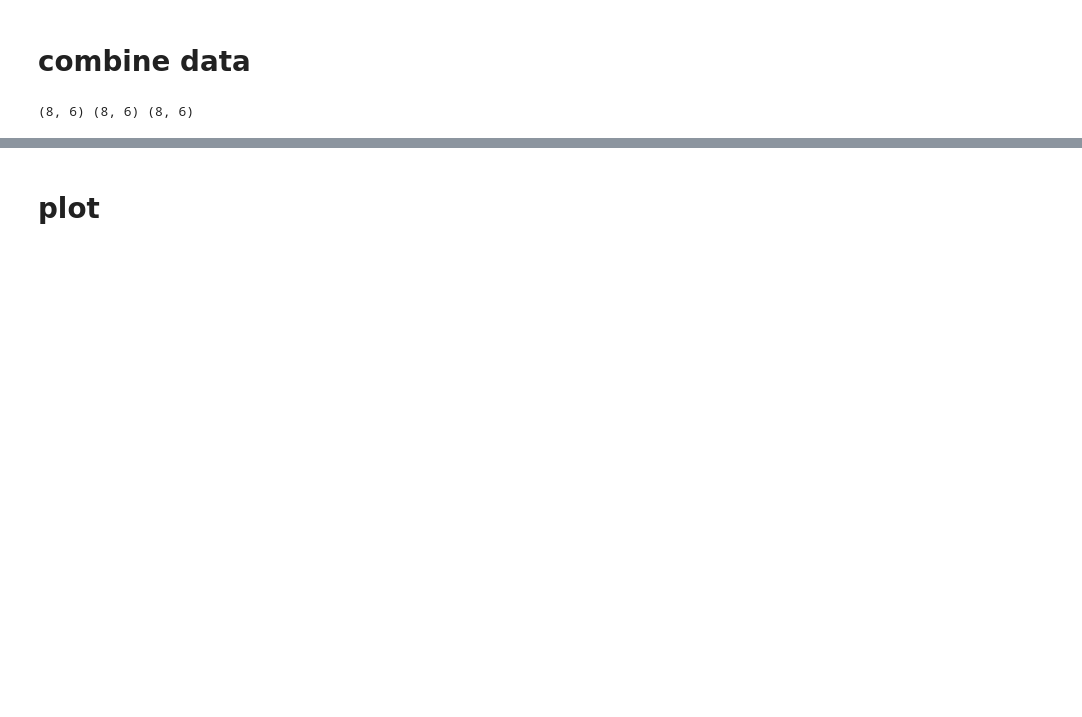
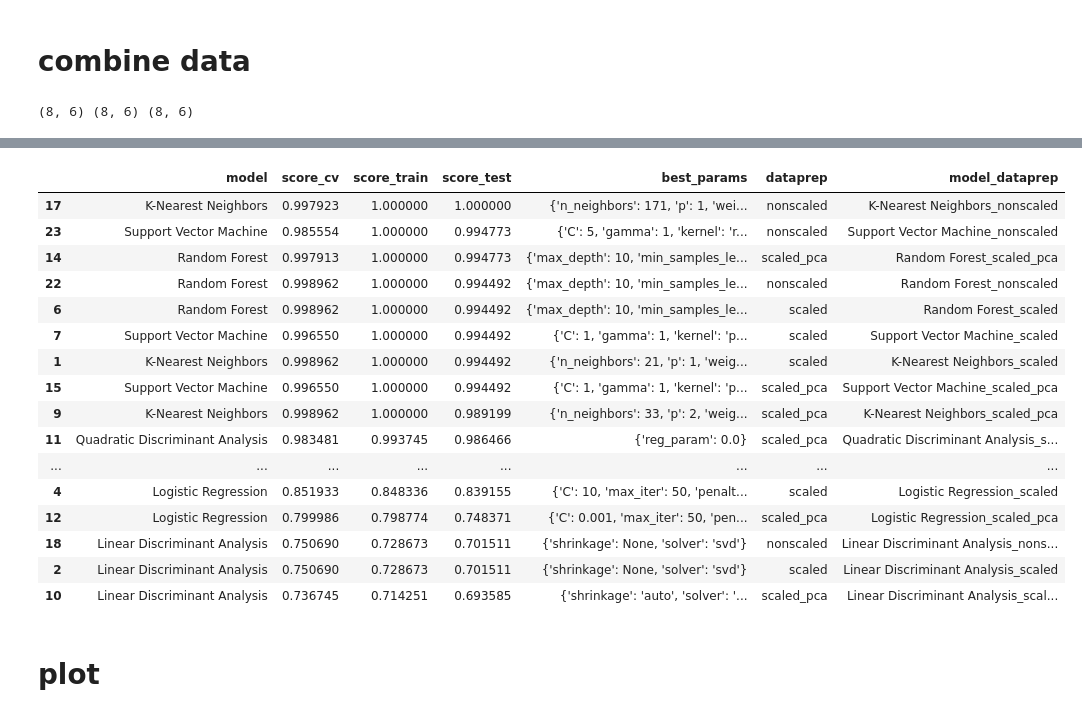
Before and after one commit to kulaphongj/milk_quality_prediction, a Jupyter notebook: 3_plot_results.ipynb, the cells around one changed output, grey strips where cells are left out. Drawn from its saved outputs; the diff is of its cells as text; code cells hidden in the pictures; blank space fills up the shorter version.

```diff
--- a/3_plot_results.ipynb
+++ b/3_plot_results.ipynb
@@ -35,3 +28,23 @@ df_res_all.head()
+# %%
+df_res_all.sort_values(by='score_test', ascending=False)
+# %% [output]
+|  | model | score_cv | score_train | score_test | best_params | dataprep | model_dataprep |
+| 17 | K-Nearest Neighbors | 0.997923 | 1.000000 | 1.000000 | {'n_neighbors': 171, 'p': 1, 'wei... | nonscaled | K-Nearest Neighbors_nonscaled |
+| 23 | Support Vector Machine | 0.985554 | 1.000000 | 0.994773 | {'C': 5, 'gamma': 1, 'kernel': 'r... | nonscaled | Support Vector Machine_nonscaled |
+| 14 | Random Forest | 0.997913 | 1.000000 | 0.994773 | {'max_depth': 10, 'min_samples_le... | scaled_pca | Random Forest_scaled_pca |
+| 22 | Random Forest | 0.998962 | 1.000000 | 0.994492 | {'max_depth': 10, 'min_samples_le... | nonscaled | Random Forest_nonscaled |
+| 6 | Random Forest | 0.998962 | 1.000000 | 0.994492 | {'max_depth': 10, 'min_samples_le... | scaled | Random Forest_scaled |
+| 7 | Support Vector Machine | 0.996550 | 1.000000 | 0.994492 | {'C': 1, 'gamma': 1, 'kernel': 'p... | scaled | Support Vector Machine_scaled |
+| 1 | K-Nearest Neighbors | 0.998962 | 1.000000 | 0.994492 | {'n_neighbors': 21, 'p': 1, 'weig... | scaled | K-Nearest Neighbors_scaled |
+| 15 | Support Vector Machine | 0.996550 | 1.000000 | 0.994492 | {'C': 1, 'gamma': 1, 'kernel': 'p... | scaled_pca | Support Vector Machine_scaled_pca |
+| 9 | K-Nearest Neighbors | 0.998962 | 1.000000 | 0.989199 | {'n_neighbors': 33, 'p': 2, 'weig... | scaled_pca | K-Nearest Neighbors_scaled_pca |
+| 11 | Quadratic Discriminant Analysis | 0.983481 | 0.993745 | 0.986466 | {'reg_param': 0.0} | scaled_pca | Quadratic Discriminant Analysis_s... |
+| ... | ... | ... | ... | ... | ... | ... | ... |
+| 4 | Logistic Regression | 0.851933 | 0.848336 | 0.839155 | {'C': 10, 'max_iter': 50, 'penalt... | scaled | Logistic Regression_scaled |
+| 12 | Logistic Regression | 0.799986 | 0.798774 | 0.748371 | {'C': 0.001, 'max_iter': 50, 'pen... | scaled_pca | Logistic Regression_scaled_pca |
+| 18 | Linear Discriminant Analysis | 0.750690 | 0.728673 | 0.701511 | {'shrinkage': None, 'solver': 'svd'} | nonscaled | Linear Discriminant Analysis_nons... |
+| 2 | Linear Discriminant Analysis | 0.750690 | 0.728673 | 0.701511 | {'shrinkage': None, 'solver': 'svd'} | scaled | Linear Discriminant Analysis_scaled |
+| 10 | Linear Discriminant Analysis | 0.736745 | 0.714251 | 0.693585 | {'shrinkage': 'auto', 'solver': '... | scaled_pca | Linear Discriminant Analysis_scal... |
 # %% [markdown]
 # plot
 # %%
```
Also changed, not shown: parts of 1 cell of this notebook, 2 other files.
